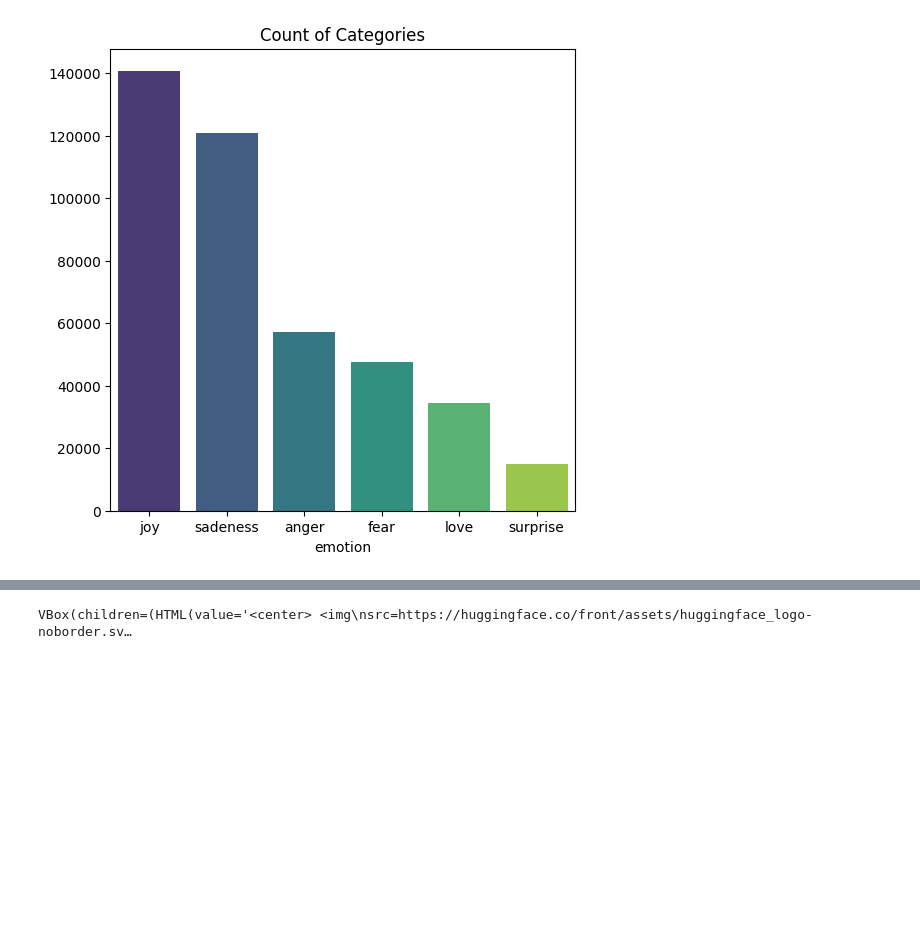
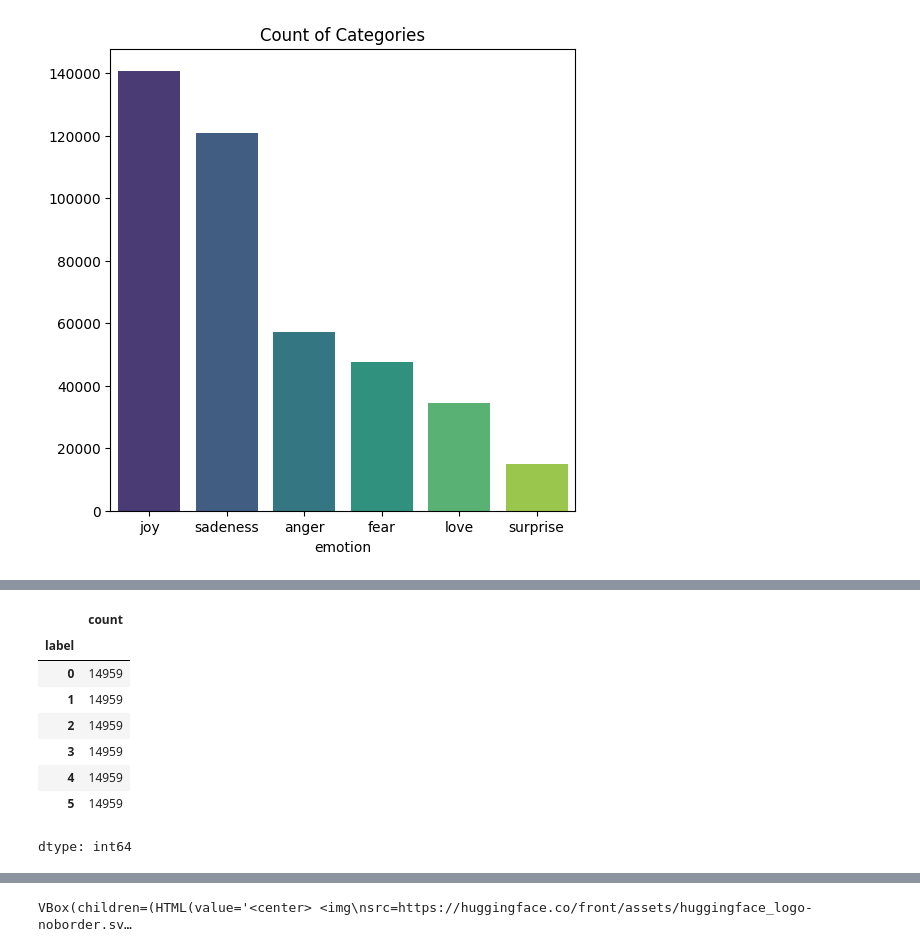
Before and after one commit to Quietseong/gemma_sprint, a Jupyter notebook: gemma_ver(token_and_sequence).ipynb, the cells around one changed output, grey strips where cells are left out. Drawn from its saved outputs; the diff is of its cells as text; code cells hidden in the pictures; blank space fills up the shorter version.

```diff
--- a/gemma_ver(token_and_sequence).ipynb
+++ b/gemma_ver(token_and_sequence).ipynb
@@ -159,0 +199,10 @@ Text(0.5, 1.0, 'Count of Categories')
+# %%
+text_idx = text.reset_index()
+# %%
+from imblearn.under_sampling import RandomUnderSampler
+
+X = text_idx[['index']]
+y = text_idx['label']
+
+rus = RandomUnderSampler()
+X_resampled, y_resampled = rus.fit_resample(X, y)
@@ -159,0 +211,12 @@ Text(0.5, 1.0, 'Count of Categories')
+# %%
+resampled_df['label'].value_counts()
+# %% [output]
+|  | count |
+| label |  |
+| 0 | 14959 |
+| 1 | 14959 |
+| 2 | 14959 |
+| 3 | 14959 |
+| 4 | 14959 |
+| 5 | 14959 |
+dtype: int64
```
Also changed, not shown: parts of 83 cells of this notebook.
